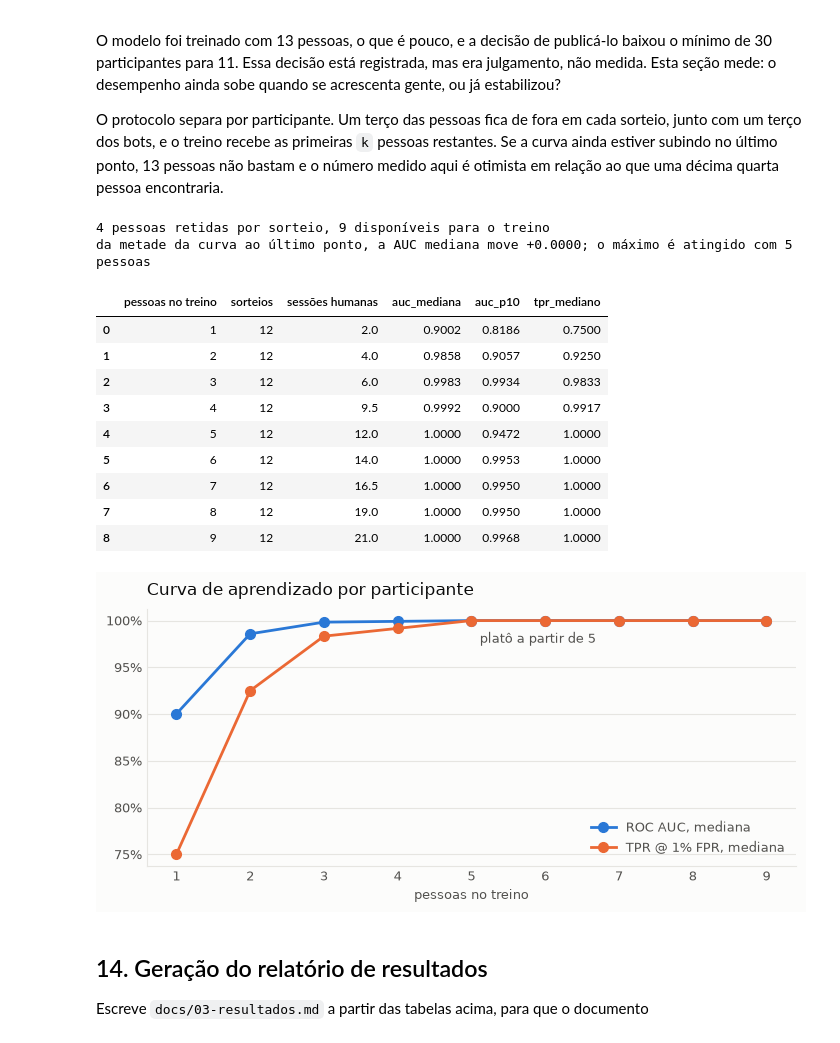
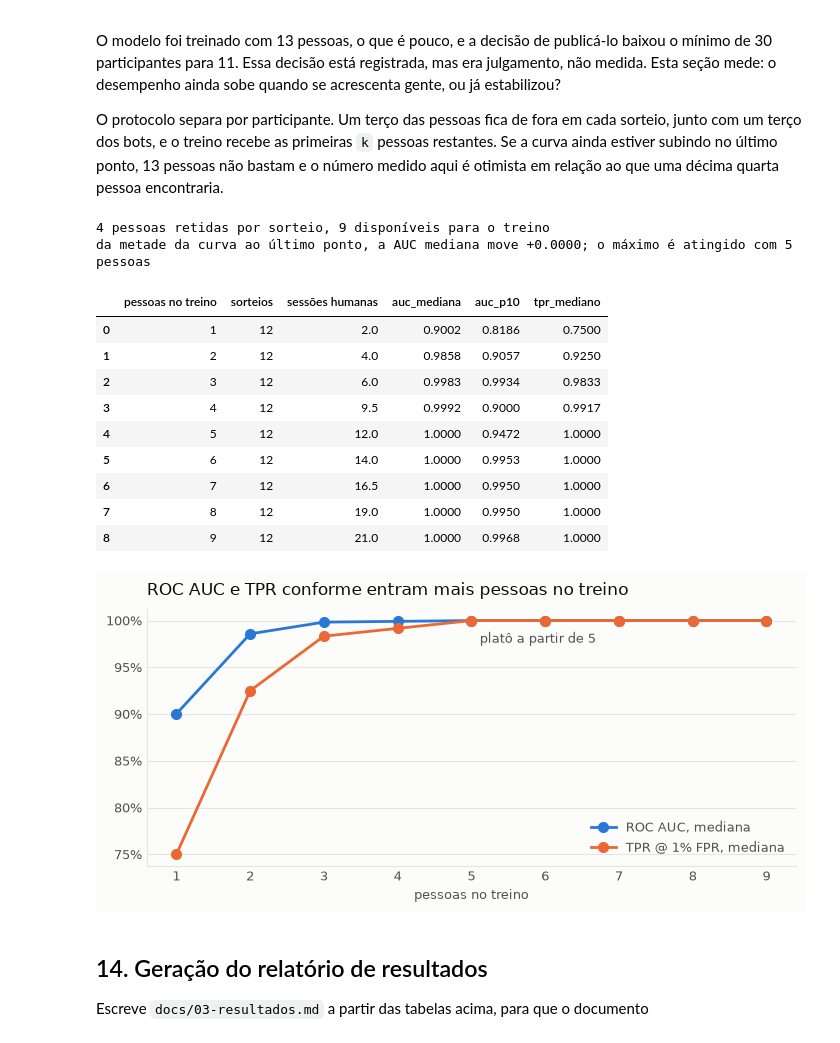
Before and after one commit to silvamleandro/browser-bot-detection, a Jupyter notebook: analysis/notebooks/bot_detection_analysis.ipynb, the cells around one changed output. Drawn from its saved outputs; the diff is of its cells as text; code cells hidden in the pictures.

```diff
--- a/analysis/notebooks/bot_detection_analysis.ipynb
+++ b/analysis/notebooks/bot_detection_analysis.ipynb
@@ -1040,7 +1040,7 @@ if len(tempo_tbl):
     det = t["detecção"].to_numpy()
     fp = t["falso positivo"].to_numpy() / n_h
     fig, ax = plt.subplots(figsize=(7.2, 3.5))
-    eixo(ax, "O veredito ao longo da visita")
+    eixo(ax, "Detecção e falso positivo a cada instante da visita")
     ax.plot(x, det, color=S1, lw=2, marker="o", ms=7, label=f"detecção, {int((df.label == 'bot').sum())} bots")
     ax.plot(x, fp, color=S2, lw=2, marker="o", ms=7, label=f"falso positivo, {n_h} humanos")
     for serie, cor in ((det, S1), (fp, S2)):
@@ -1131,35 +1131,35 @@ else:
     print(f"indisponível: {len(partes)} participantes humanos, mínimo 6")
 
 # --- curva de aprendizado ---------------------------------------------------
 if len(curva_tbl):
     k = curva_tbl["pessoas no treino"]
     fig, ax = plt.subplots(figsize=(7.2, 3.5))
-    eixo(ax, "Curva de aprendizado por participante")
+    eixo(ax, "ROC AUC e TPR conforme entram mais pessoas no treino")
     # Sem faixa de percentil: com 12 sorteios o p10 salta de um k para o outro e a
     # área desenha uma cunha que parece dado, não dispersão. O p10 fica na tabela.
     ax.plot(k, curva_tbl.auc_mediana, color=S1, lw=2, marker="o", ms=7, label="ROC AUC, mediana")
     ax.plot(k, curva_tbl.tpr_mediano, color=S2, lw=2, marker="o", ms=7, label="TPR @ 1% FPR, mediana")
     ax.annotate(f"platô a partir de {satura_em}", (satura_em, curva_tbl.auc_mediana.max()),
                 textcoords="offset points", xytext=(6, -16), color=INK2, fontsize=9)
     ax.set_xticks(k)
     ax.set_xlabel("pessoas no treino", color=INK2, fontsize=9)
     ax.yaxis.set_major_formatter(pct)
     ax.legend(frameon=False, labelcolor=INK2, fontsize=9, loc="lower right")
     mostrar(fig)
 # %% [output]
 4 pessoas retidas por sorteio, 9 disponíveis para o treino
 da metade da curva ao último ponto, a AUC mediana move +0.0000; o máximo é atingido com 5 pessoas
 |  | pessoas no treino | sorteios | sessões humanas | auc_mediana | auc_p10 | tpr_mediano |
 | 0 | 1 | 12 | 2.0 | 0.9002 | 0.8186 | 0.7500 |
 | 1 | 2 | 12 | 4.0 | 0.9858 | 0.9057 | 0.9250 |
 | 2 | 3 | 12 | 6.0 | 0.9983 | 0.9934 | 0.9833 |
 | 3 | 4 | 12 | 9.5 | 0.9992 | 0.9000 | 0.9917 |
 | 4 | 5 | 12 | 12.0 | 1.0000 | 0.9472 | 1.0000 |
 | 5 | 6 | 12 | 14.0 | 1.0000 | 0.9953 | 1.0000 |
 | 6 | 7 | 12 | 16.5 | 1.0000 | 0.9950 | 1.0000 |
 | 7 | 8 | 12 | 19.0 | 1.0000 | 0.9950 | 1.0000 |
 | 8 | 9 | 12 | 21.0 | 1.0000 | 0.9968 | 1.0000 |
-[figure, old version]
+[figure, new version]
 # %% [markdown]
 ## 14. Geração do relatório de resultados
 
```
Also changed, not shown: parts of 1 cell of this notebook, 1 other file.
